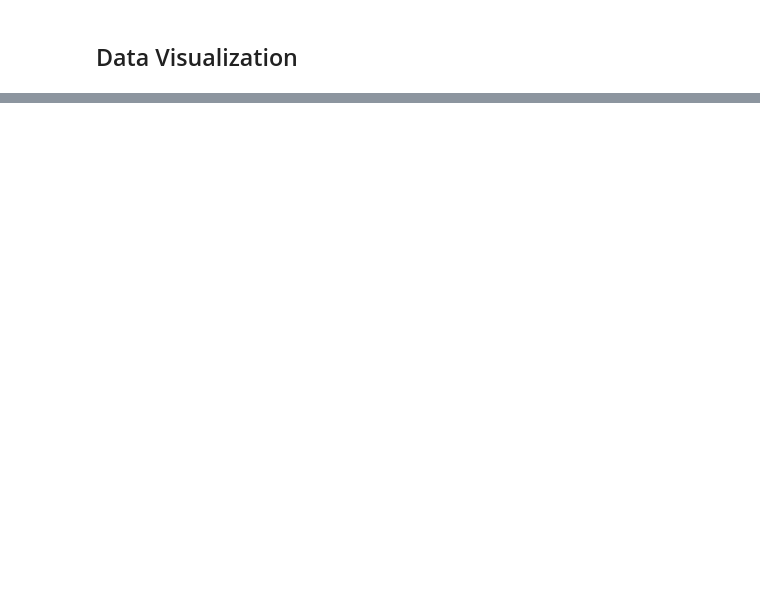
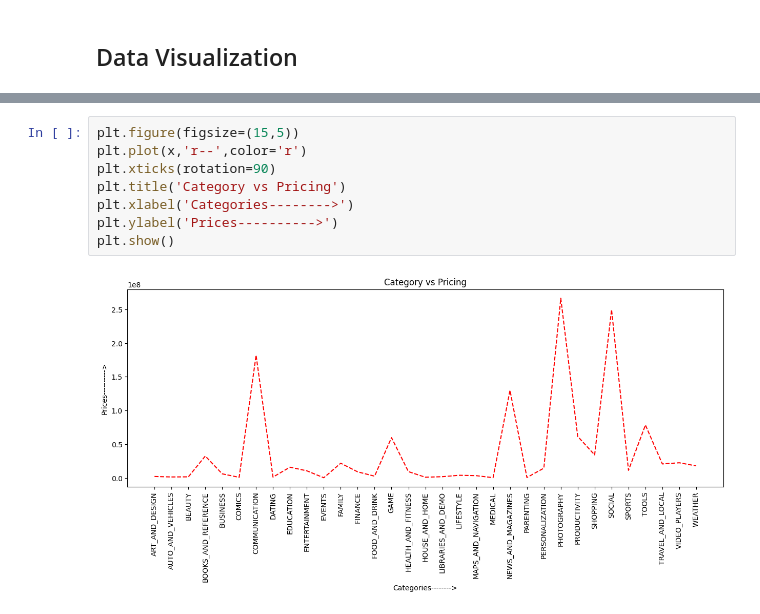
Before and after one commit to saketvaibhav7114/EDA-on-Playstore-App, a Jupyter notebook: EDA_on_Play_Store_App_Review_Analysis.ipynb, the cells around one changed output, grey strips where cells are left out. Drawn from its saved outputs; the diff is of its cells as text; blank space fills up the shorter version.

```diff
--- a/EDA_on_Play_Store_App_Review_Analysis.ipynb
+++ b/EDA_on_Play_Store_App_Review_Analysis.ipynb
@@ -271,0 +487,10 @@ df
+# %%
+plt.figure(figsize=(15,5))
+plt.plot(x,'r--',color='r')
+plt.xticks(rotation=90)
+plt.title('Category vs Pricing')
+plt.xlabel('Categories-------->')
+plt.ylabel('Prices---------->')
+plt.show()
+# %% [output]
+[figure, added]
```
Also changed, not shown: parts of 46 cells of this notebook.
